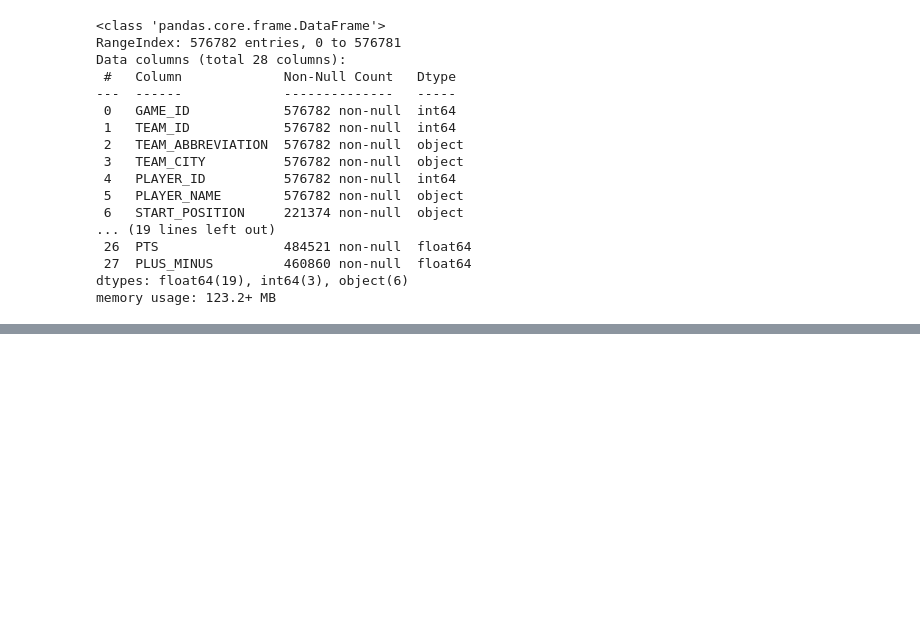
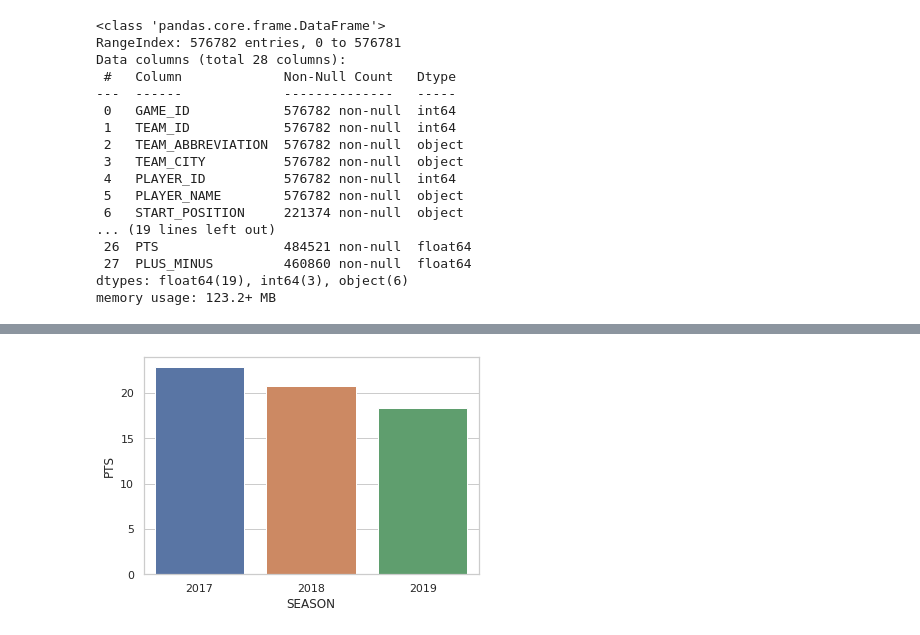
Before and after one commit to fndomariano/data-studies, a Jupyter notebook: nba-stats/nba-stats.ipynb, the cells around one changed output, grey strips where cells are left out. Drawn from its saved outputs; the diff is of its cells as text; code cells hidden in the pictures; blank space fills up the shorter version.

```diff
--- a/nba-stats/nba-stats.ipynb
+++ b/nba-stats/nba-stats.ipynb
@@ -128,0 +173,22 @@ df_gd
+# %%
+#ainda existem valores nulos na pontuação, logo preenchemos com o valor da carreira
+df_gd['PTS'] = df_gd['PTS'].fillna(df_gd.groupby(['PLAYER_ID'])['PTS'].transform('mean'))
+df_gd['REB'] = df_gd['REB'].fillna(df_gd.groupby(['PLAYER_ID'])['REB'].transform('mean'))
+df_gd['AST'] = df_gd['AST'].fillna(df_gd.groupby(['PLAYER_ID'])['AST'].transform('mean'))
+# %%
+df_gd['PTS'].fillna(0, inplace=True)
+df_gd['REB'].fillna(0, inplace=True)
+df_gd['AST'].fillna(0, inplace=True)
+# %%
+filter_stats = (df_gd['SEASON'].isin([2017,2018,2019]))
+new_df = df_gd[filter_stats].groupby(['PLAYER_NAME', 'SEASON']).agg({
+    'PTS': 'mean',
+    'REB': 'mean',
+    'AST': 'mean',
+    'MIN_SECONDS': 'mean'
+})
+
+
+new_df['MIN_SECONDS'] = new_df['MIN_SECONDS'] / 60
+# %%
+new_df.reset_index(inplace=True)
@@ -128,0 +202,5 @@ df_gd
+# %%
+sns.set(style="whitegrid")
+ax = sns.barplot(x="SEASON", y="PTS", data=new_df[new_df['PLAYER_NAME'] == 'LaMarcus Aldridge'])
+# %% [output]
+[figure, added]
```
Also changed, not shown: parts of 19 cells of this notebook.
